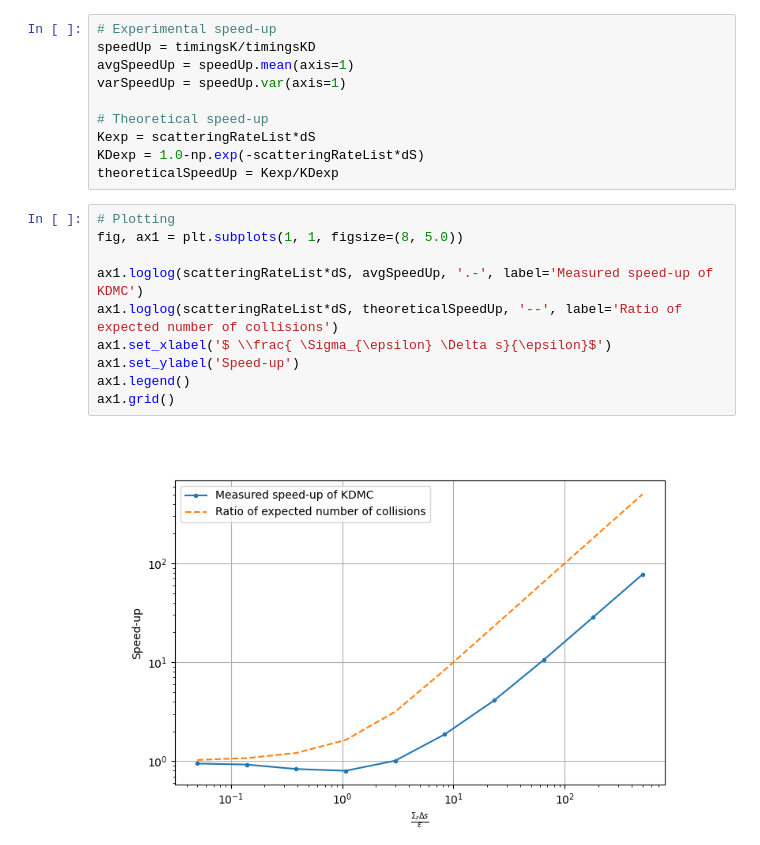
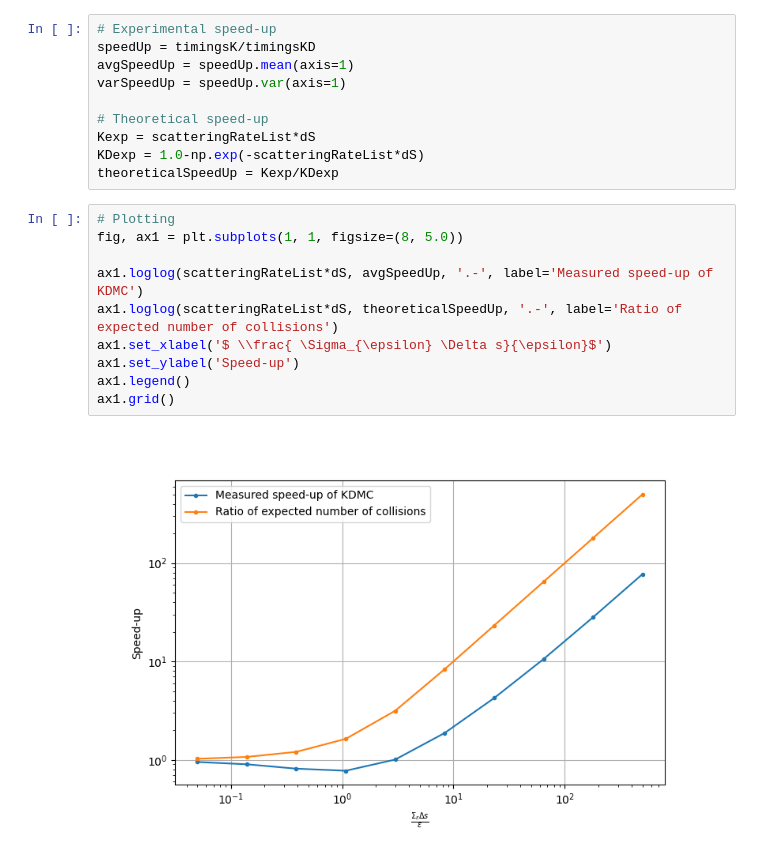
Before and after one commit to KlaasWillems/electronTransportCode, a Jupyter notebook: numericalExperiments/KDMCTest/speedUpTest/speedUpTest.ipynb, the cells around one changed output. Saved outputs shown, nothing was run; the diff lists cells and outputs as text.

Commit message:
Speed up final results

```diff
--- a/numericalExperiments/KDMCTest/speedUpTest/speedUpTest.ipynb
+++ b/numericalExperiments/KDMCTest/speedUpTest/speedUpTest.ipynb
@@ -54,15 +54,15 @@ theoreticalSpeedUp = Kexp/KDexp
 # %%
 # Plotting
 fig, ax1 = plt.subplots(1, 1, figsize=(8, 5.0))
 
 ax1.loglog(scatteringRateList*dS, avgSpeedUp, '.-', label='Measured speed-up of KDMC')
-ax1.loglog(scatteringRateList*dS, theoreticalSpeedUp, '--', label='Ratio of expected number of collisions')
+ax1.loglog(scatteringRateList*dS, theoreticalSpeedUp, '.-', label='Ratio of expected number of collisions')
 ax1.set_xlabel('$ \\frac{ \Sigma_{\epsilon} \Delta s}{\epsilon}$')
 ax1.set_ylabel('Speed-up')
 ax1.legend()
 ax1.grid()
 # %% [output]
-[figure, old version]
+[figure, new version]
 # %%
 varSpeedUp
 # %% [output]
```
Also changed, not shown: parts of 4 cells of this notebook, 1 other file.
